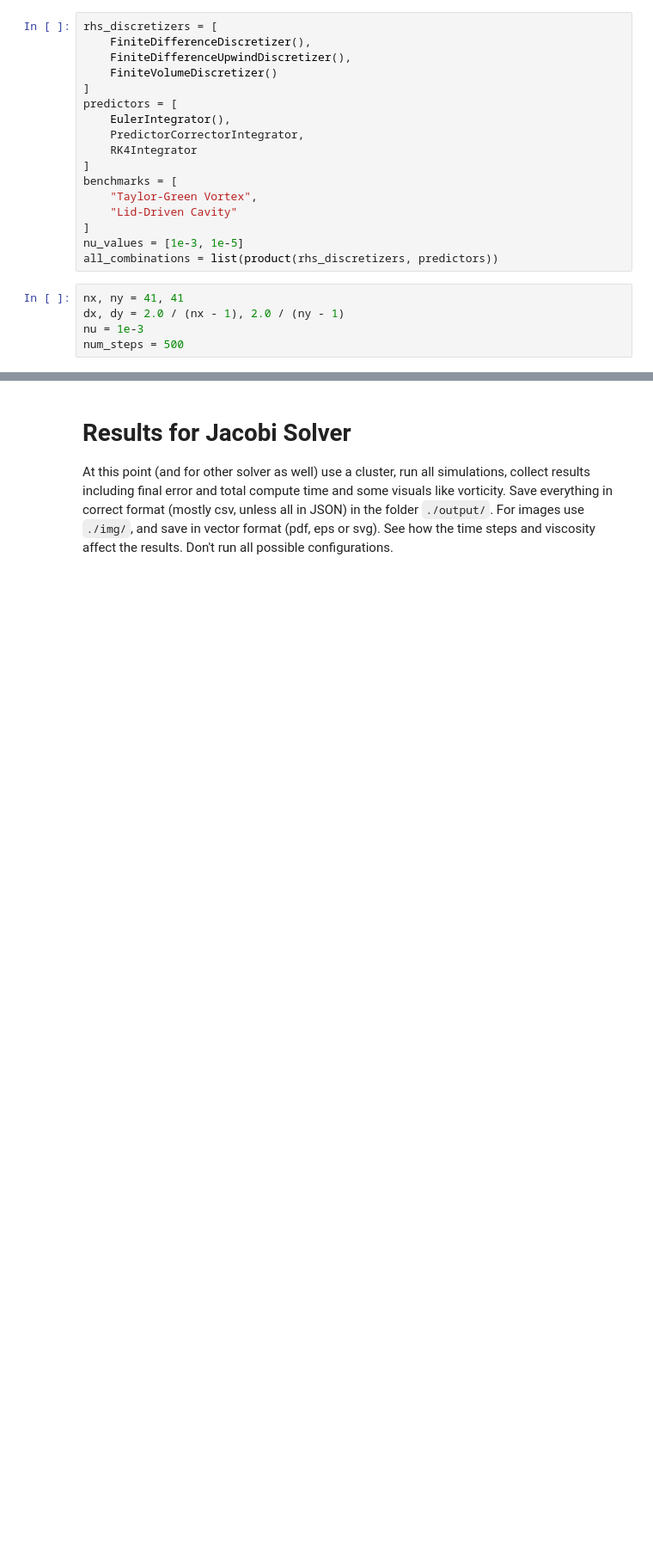
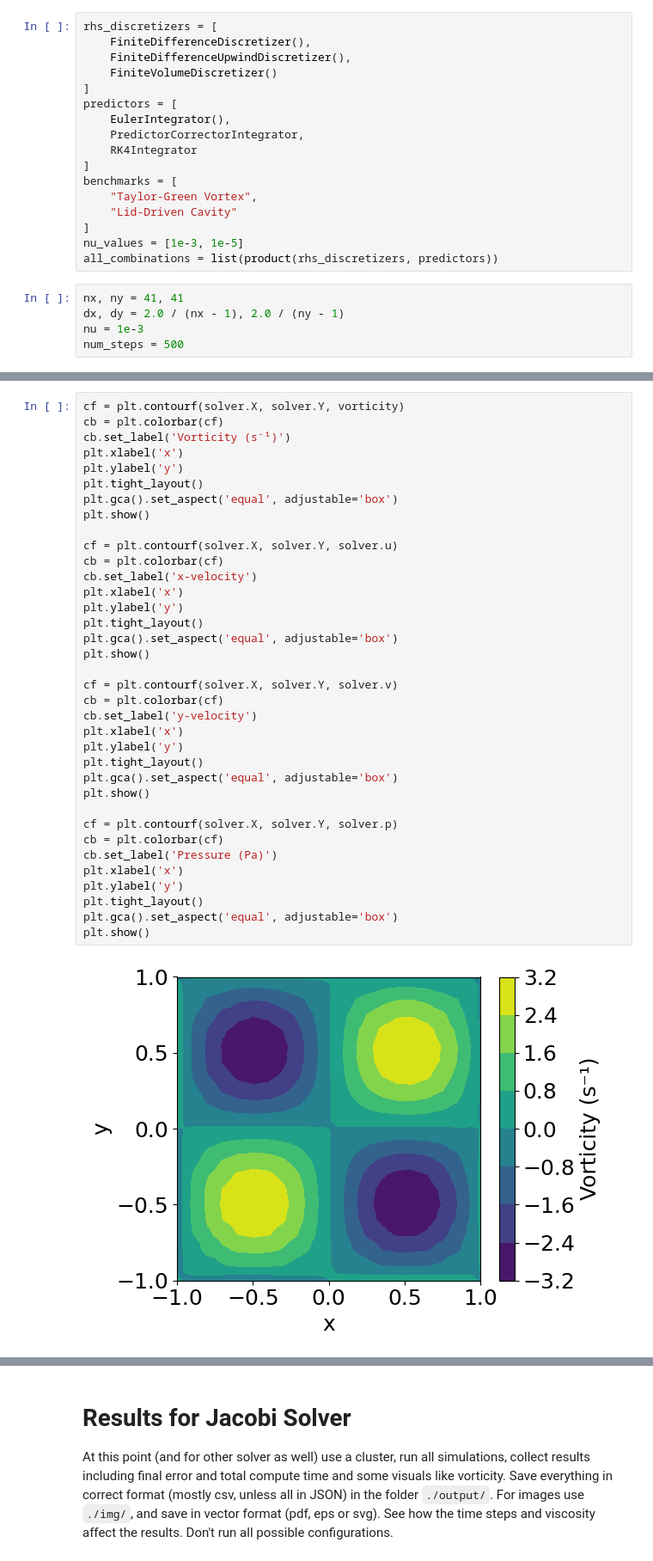
Before and after one commit to coursework-enb/APC523-Project, a Jupyter notebook: notebooks/demo.ipynb, the cells around one changed output, grey strips where cells are left out. Shown at 86% size. Drawn from its saved outputs; the diff is of its cells as text; blank space fills up the shorter version.

```diff
--- a/notebooks/demo.ipynb
+++ b/notebooks/demo.ipynb
@@ -48,0 +85,38 @@ num_steps = 500
+# %%
+cf = plt.contourf(solver.X, solver.Y, vorticity)
+cb = plt.colorbar(cf)
+cb.set_label('Vorticity (s⁻¹)')
+plt.xlabel('x')
+plt.ylabel('y')
+plt.tight_layout()
+plt.gca().set_aspect('equal', adjustable='box')
+plt.show()
+
+cf = plt.contourf(solver.X, solver.Y, solver.u)
+cb = plt.colorbar(cf)
+cb.set_label('x-velocity')
+plt.xlabel('x')
+plt.ylabel('y')
+plt.tight_layout()
+plt.gca().set_aspect('equal', adjustable='box')
+plt.show()
+
+cf = plt.contourf(solver.X, solver.Y, solver.v)
+cb = plt.colorbar(cf)
+cb.set_label('y-velocity')
+plt.xlabel('x')
+plt.ylabel('y')
+plt.tight_layout()
+plt.gca().set_aspect('equal', adjustable='box')
+plt.show()
+
+cf = plt.contourf(solver.X, solver.Y, solver.p)
+cb = plt.colorbar(cf)
+cb.set_label('Pressure (Pa)')
+plt.xlabel('x')
+plt.ylabel('y')
+plt.tight_layout()
+plt.gca().set_aspect('equal', adjustable='box')
+plt.show()
+# %% [output]
+[figure, added]
```
Also changed, not shown: parts of 9 cells of this notebook, 4 other files.
